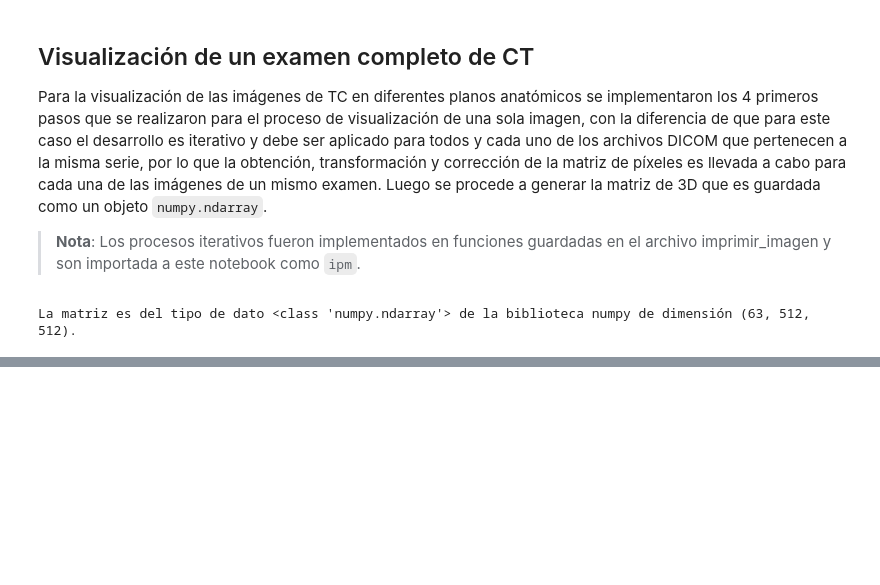
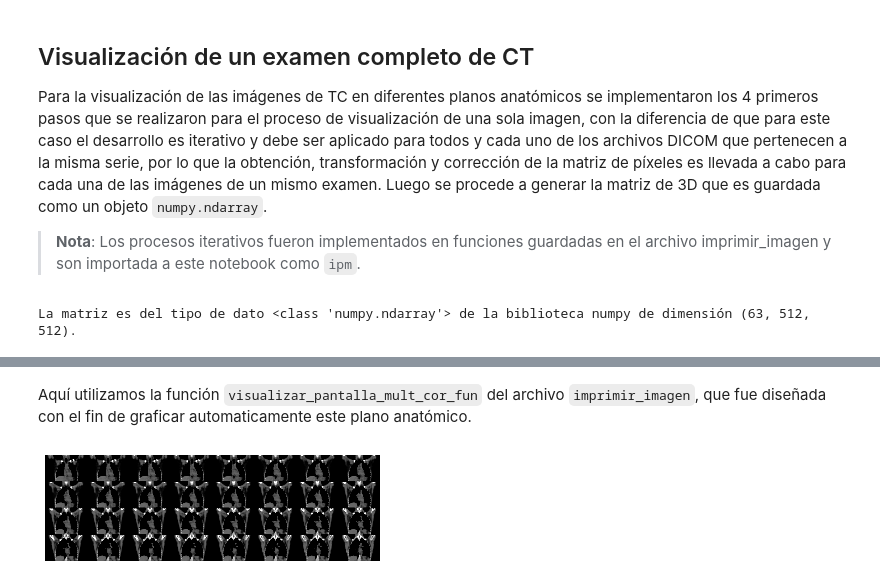
Before and after one commit to jennifer95/visualizacion-segmentacion-pulmonar-DICOM-python, a Jupyter notebook: Visualización de imágenes DICOM.ipynb, the cells around one changed output, grey strips where cells are left out. Saved outputs shown, nothing was run; the diff lists cells and outputs as text; code cells hidden in the pictures; blank space fills up the shorter version.

```diff
--- a/Visualización de imágenes DICOM.ipynb
+++ b/Visualización de imágenes DICOM.ipynb
@@ -256,0 +327,10 @@ print('InstanceNumber = ', slices[0].InstanceNumber)
+# %% [markdown]
+ Aquí utilizamos la función `visualizar_pantalla_mult_cor_fun` del archivo `imprimir_imagen`, que fue diseñada con el fin de graficar automaticamente este plano anatómico.
+# %%
+min_valor = np.min(imagen)
+max_valor = np.max(imagen)
+min_filas = 4
+nombre_img = ruta_salida + 'plano_coronal.png'
+imp.visualizar_pantalla_mult_cor_fun(ruta,min_filas, nombre_img, 100)
+# %% [output]
+[figure, added]
```
Also changed, not shown: parts of 15 cells of this notebook.
